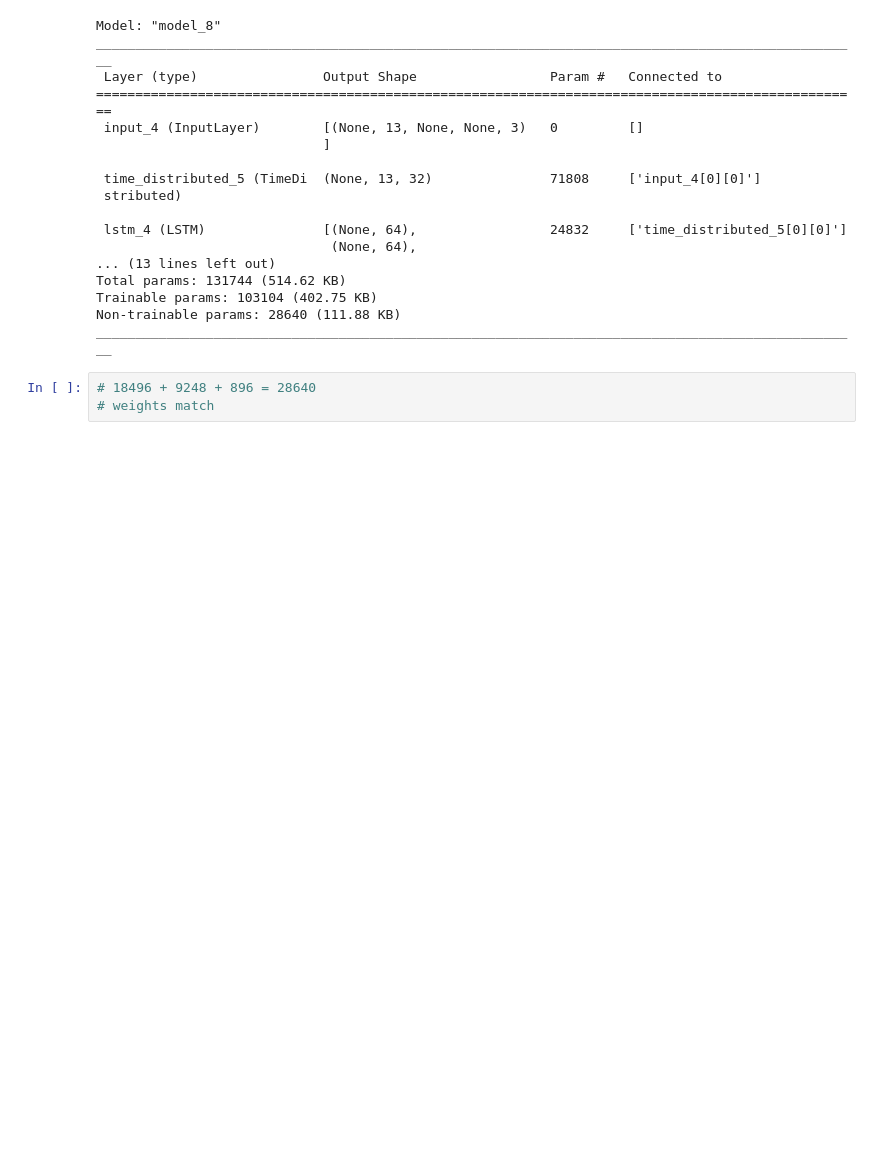
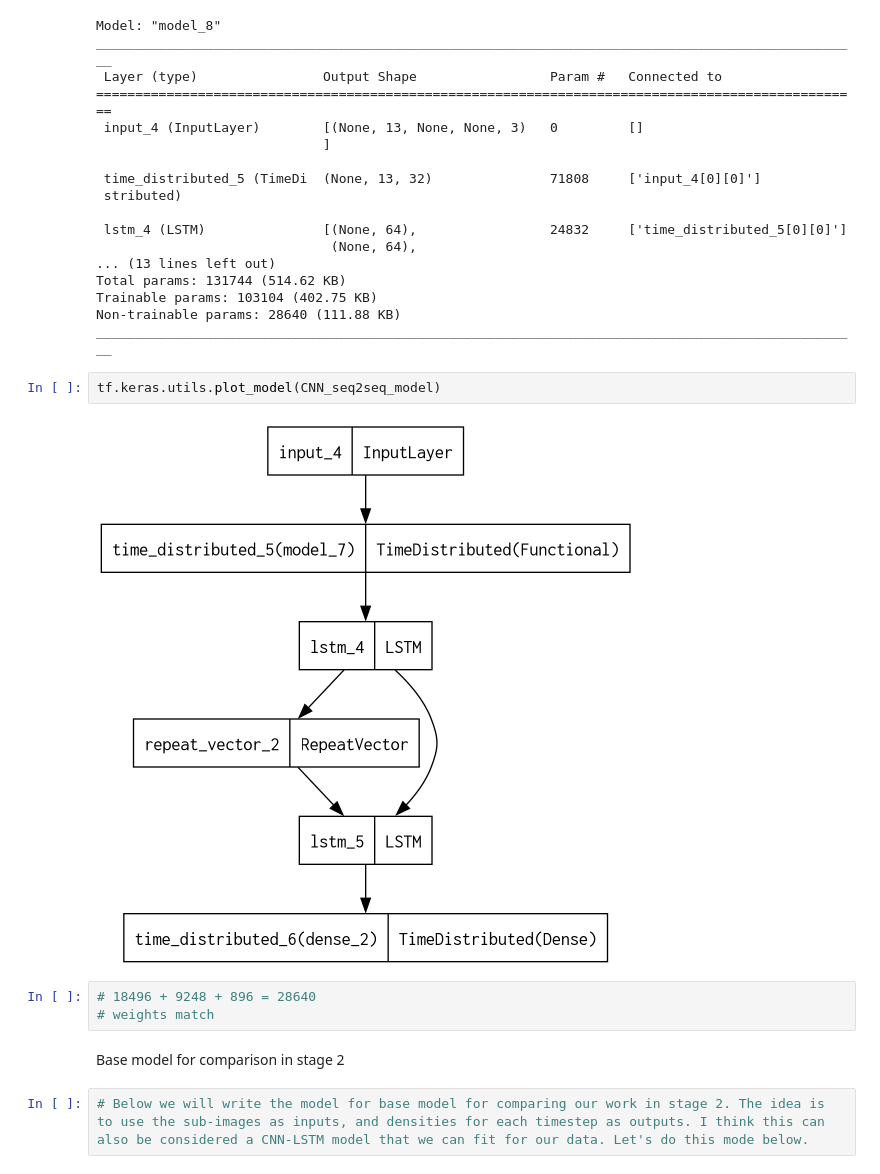
Before and after one commit to Gayara-Fernando/CNN_seq2seq_model, a Jupyter notebook: 0_CNN_seq2seq_model_architecture.ipynb, the cells around one changed output. Saved outputs shown, nothing was run; the diff lists cells and outputs as text; blank space fills up the shorter version.

Commit message:
Added the architecture for the base model for comparison in stage 2

```diff
--- a/0_CNN_seq2seq_model_architecture.ipynb
+++ b/0_CNN_seq2seq_model_architecture.ipynb
@@ -514,6 +514,14 @@ Total params: 131744 (514.62 KB)
 Trainable params: 103104 (402.75 KB)
 Non-trainable params: 28640 (111.88 KB)
 __________________________________________________________________________________________________
+# %%
+tf.keras.utils.plot_model(CNN_seq2seq_model)
+# %% [output]
+[figure, added]
 # %%
 # 18496 + 9248 + 896 = 28640
 # weights match
+# %% [markdown]
+Base model for comparison in stage 2
+# %%
+# Below we will write the model for base model for comparing our work in stage 2. The idea is to use the sub-images as inputs, and densities for each timestep as outputs. I think this can also be considered a CNN-LSTM model that we can fit for our data. Let's do this mode below.
```
Also changed, not shown: parts of 15 cells of this notebook.
